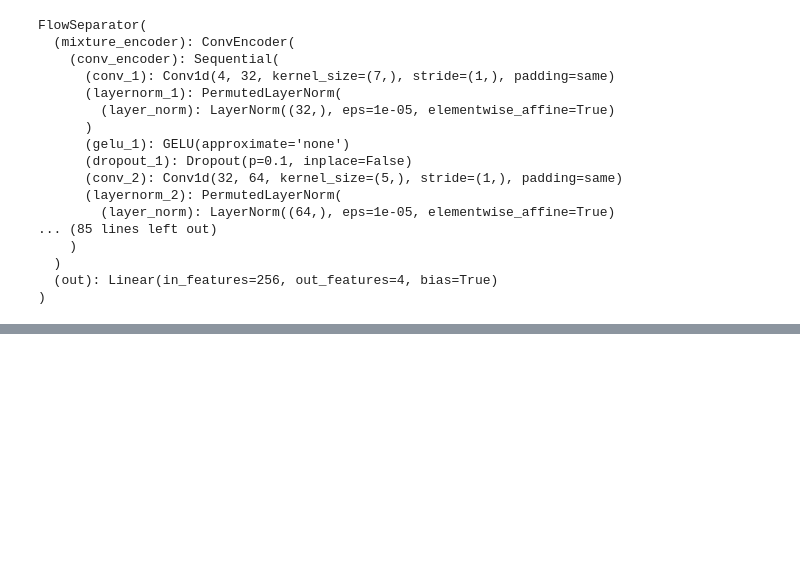
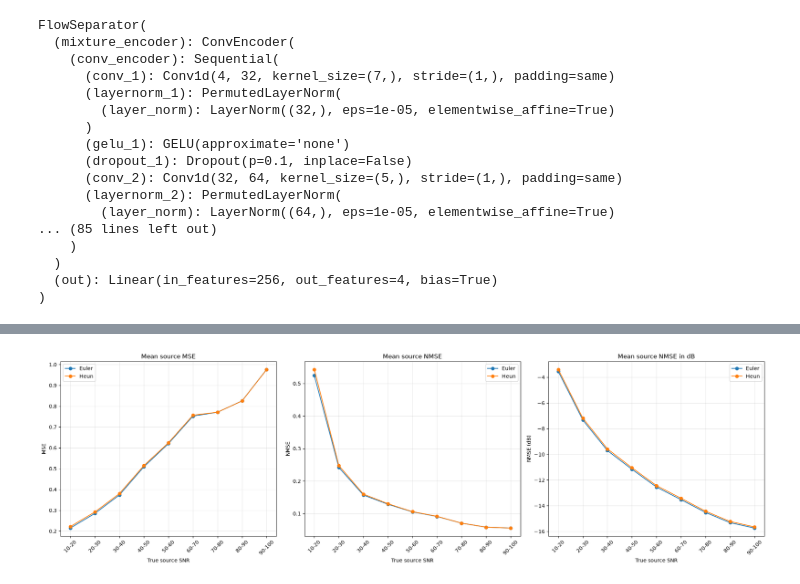
Before and after one commit to TristanDonze/gb-sources-separation, a Jupyter notebook: notebooks/reconstruction_visualization.ipynb, the cells around one changed output, grey strips where cells are left out. Saved outputs shown, nothing was run; the diff lists cells and outputs as text; code cells hidden in the pictures; blank space fills up the shorter version.

```diff
--- a/notebooks/reconstruction_visualization.ipynb
+++ b/notebooks/reconstruction_visualization.ipynb
@@ -36,7 +36,10 @@ from config import (
 device = get_device()
 print(f"Using device : {device}")
 
-run_name = Path("runs/run_20260710_152225")
+run_name = Path("runs/run_20260722_171651") # SNR Weighting Run (Need to be on the branch "experiments/snr-weighting")
+# run_name = Path("runs/run_20260722_171831") # Baseline Run  (Need to be on the branch "experiments/snr-weighting")
+# run_name = Path("runs/run_20260722_171449") # Improved Model Run (Replaced LayerNorm by RMSNorm and FiLM) (Need to be on the branch "main" or "experiments/model_tuning")
+
 run_path = "../" / run_name / "checkpoints"
 model_structure_path = run_path / "model_structure.py"
 ckpt_path = run_path / "best_checkpoint.pth"
@@ -86,7 +89,7 @@ _, val_dataset = create_train_val_datasets(
         max_K=MAX_K,
         constant_K=CONSTANT_K,
         max_samples_train=0,
-        max_samples_val=500,
+        max_samples_val=10_000,
         noise_train=True,
         noise_val=True,
         deterministic_train=False,
@@ -121,7 +124,7 @@ generator.manual_seed(0)
 
 dataloader = DataLoader(
     val_dataset,
-    batch_size=128,
+    batch_size=480,
     shuffle=False,
     num_workers=0
 )
@@ -268 +373,29 @@ Average loss using Heun solver: 0.510705
+# %%
+fig, axes = plt.subplots(1, 3, figsize=(20, 6))
+plots = [
+    ("mse", "MSE", "Mean source MSE"),
+    ("nmse", "NMSE", "Mean source NMSE"),
+    ("nmse_db", "NMSE (dB)", "Mean source NMSE in dB"),
+]
+
+for ax, (metric, ylabel, title) in zip(axes, plots):
+    for solver, values in snr_metrics.groupby("solver", observed=True):
+        ax.plot(
+            values["snr_bin"].astype(str),
+            values[metric],
+            marker="o",
+            label=solver,
+        )
+
+    ax.set_title(title)
+    ax.set_xlabel("True source SNR")
+    ax.set_ylabel(ylabel)
+    ax.tick_params(axis="x", rotation=45)
+    ax.grid(alpha=0.3)
+    ax.legend()
+
+fig.tight_layout()
+plt.show()
+# %% [output]
+[figure, added]
 # %%
```
Also changed, not shown: parts of 7 cells of this notebook, 2 other files.
